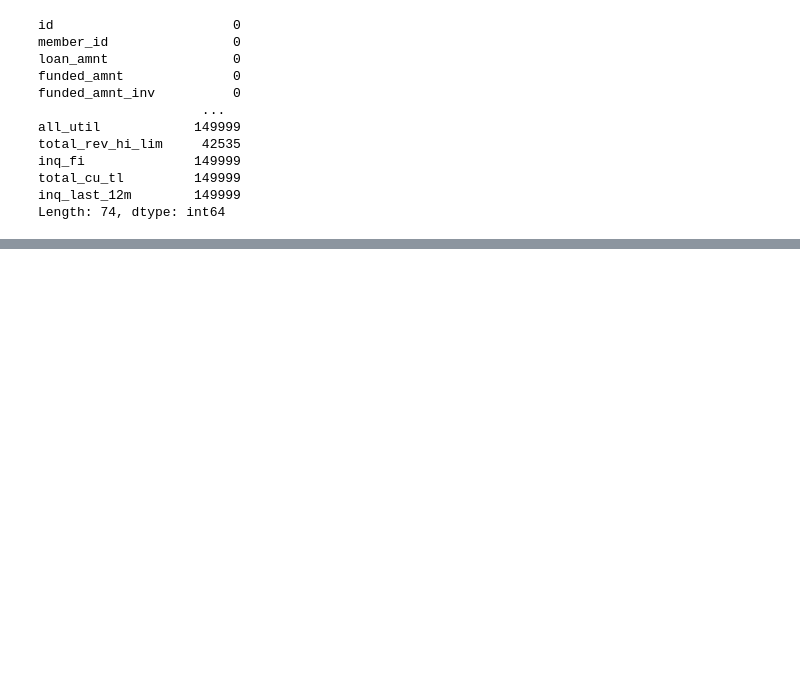
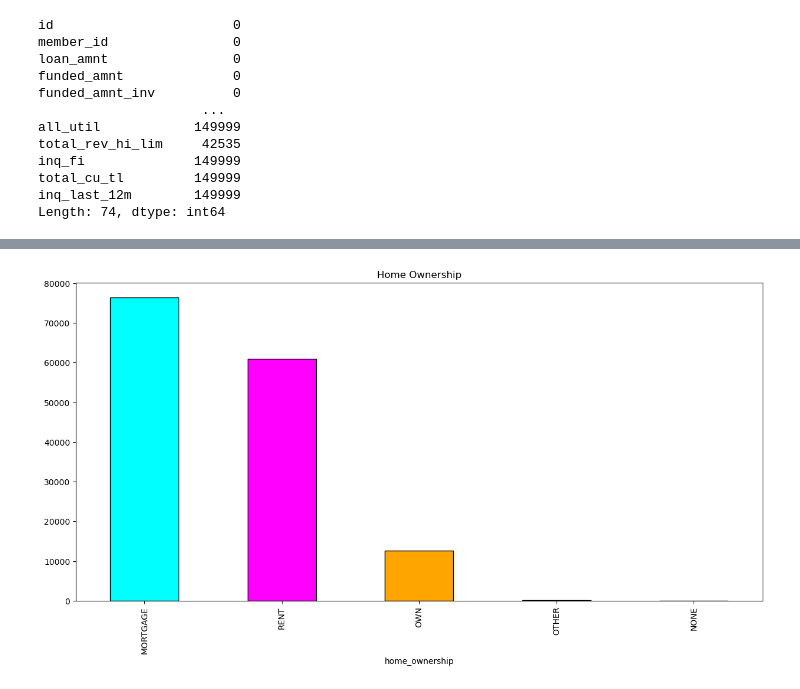
Before and after one commit to ventru557/Project2_Group4, a Jupyter notebook: Credit_Risk_Analysis.ipynb, the cells around one changed output, grey strips where cells are left out. Saved outputs shown, nothing was run; the diff lists cells and outputs as text; code cells hidden in the pictures; blank space fills up the shorter version.

```diff
--- a/Credit_Risk_Analysis.ipynb
+++ b/Credit_Risk_Analysis.ipynb
@@ -199,0 +114,11 @@ df_data_clean.head()
+# %%
+# Reduce dataset to only necessary columns
+columns = ['id', 'loan_amnt', 'funded_amnt', 'funded_amnt_inv',
+       'term', 'int_rate', 'installment', 'grade', 'emp_length', 'home_ownership',
+       'annual_inc', 'verification_status',
+       'purpose', 'loan_status', 'total_pymnt', 'delinq_2yrs',
+       'inq_last_6mths', 'collections_12_mths_ex_med', 'revol_bal', 'total_acc']
+df_data = df_loan[columns]
+df_data.head()
+
+#Removed ''earliest_cr_line' column as it is mixed with string and integer values, and could not be converted to integer
@@ -199,0 +164,11 @@ df_data_clean.head()
+# %%
+# Plot Count vs Home Ownership
+colors = ['cyan', 'magenta', 'orange', 'purple', 'red']
+df_data_clean['home_ownership'].value_counts().plot(kind='bar',
+        title='Home Ownership', color=colors, edgecolor='black', figsize=(15,7))
+
+# Label 0 = Mortgage, 1 = Misc, 2 = Other, 3 = Own, 4 = Rent
+
+plt.show()
+# %% [output]
+[figure, added]
```
Also changed, not shown: parts of 44 cells of this notebook, 1 other file.
